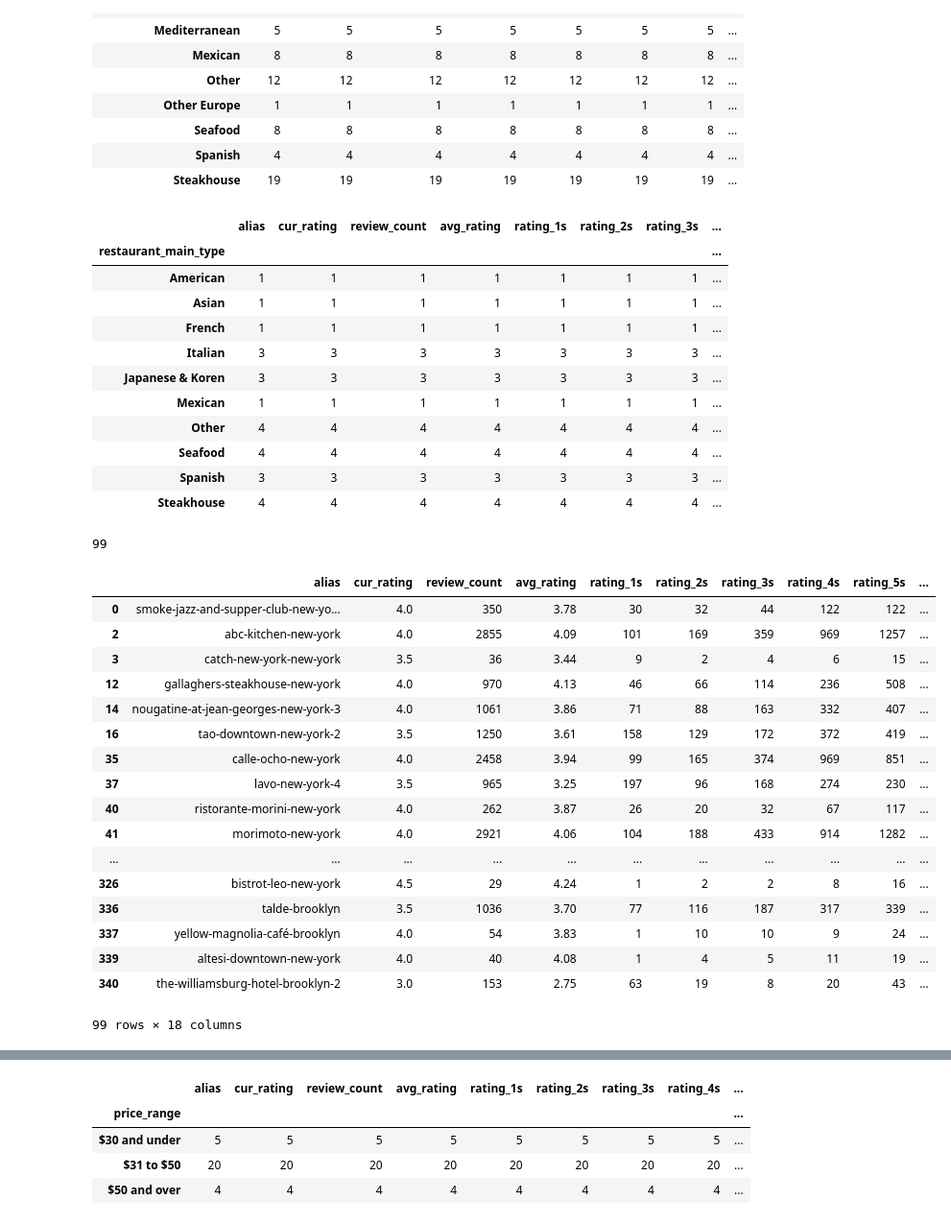
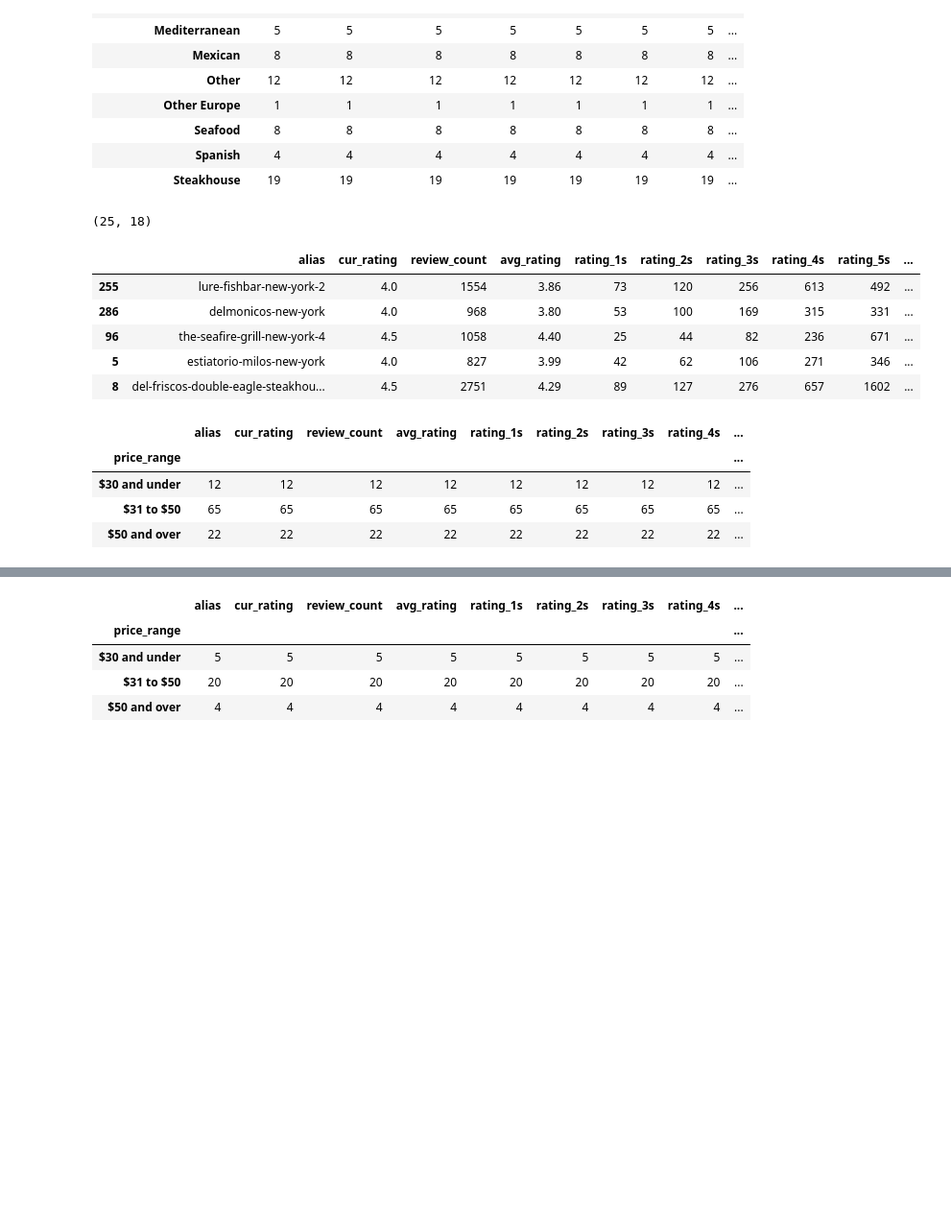
Before and after one commit to ctc316/NYC_RstWeek, a Jupyter notebook: analysis.ipynb, the cells around one changed output, grey strips where cells are left out. Shown at 96% size. Drawn from its saved outputs; the diff is of its cells as text; code cells hidden in the pictures; blank space fills up the shorter version.

```diff
--- a/analysis.ipynb
+++ b/analysis.ipynb
@@ -158,7 +146,8 @@ behavior, convert the 'datetime.date' to a datetime with
 345 rows × 18 columns
 # %%
 analysis = pd.read_csv("data/review_analysis.csv", index_col=0)
-display(analysis)
+analysis['diff'] = analysis['rw_avg_rating'] - analysis['avg_rating']
+analysis.head()
 # %% [output]
 |  | alias | cur_rating | review_count | avg_rating | rating_1s | rating_2s | rating_3s | rating_4s | rating_5s | ... |
 | 0 | smoke-jazz-and-supper-club-new-yo... | 4.0 | 350 | 3.78 | 30 | 32 | 44 | 122 | 122 | ... |
@@ -308,43 +304,24 @@ better.groupby(['restaurant_main_type']).count()
 | Steakhouse | 19 | 19 | 19 | 19 | 19 | 19 | 19 | ... |
 # %%
 even_better = better[(better['rw_avg_rating'] >= 4) & (better['rw_review_count'] >= 10)].sort_values(['rw_avg_rating', 'avg_rating'], ascending=False)
-even_better.groupby(['restaurant_main_type']).count()
+print(even_better.shape)
+even_better.head()
 # %% [output]
+(25, 18)
-|  | alias | cur_rating | review_count | avg_rating | rating_1s | rating_2s | rating_3s | ... |
-| restaurant_main_type |  |  |  |  |  |  |  | ... |
-| American | 1 | 1 | 1 | 1 | 1 | 1 | 1 | ... |
-| Asian | 1 | 1 | 1 | 1 | 1 | 1 | 1 | ... |
-| French | 1 | 1 | 1 | 1 | 1 | 1 | 1 | ... |
-| Italian | 3 | 3 | 3 | 3 | 3 | 3 | 3 | ... |
-| Japanese & Koren | 3 | 3 | 3 | 3 | 3 | 3 | 3 | ... |
-| Mexican | 1 | 1 | 1 | 1 | 1 | 1 | 1 | ... |
-| Other | 4 | 4 | 4 | 4 | 4 | 4 | 4 | ... |
-| Seafood | 4 | 4 | 4 | 4 | 4 | 4 | 4 | ... |
-| Spanish | 3 | 3 | 3 | 3 | 3 | 3 | 3 | ... |
-| Steakhouse | 4 | 4 | 4 | 4 | 4 | 4 | 4 | ... |
+|  | alias | cur_rating | review_count | avg_rating | rating_1s | rating_2s | rating_3s | rating_4s | rating_5s | ... |
+| 255 | lure-fishbar-new-york-2 | 4.0 | 1554 | 3.86 | 73 | 120 | 256 | 613 | 492 | ... |
+| 286 | delmonicos-new-york | 4.0 | 968 | 3.80 | 53 | 100 | 169 | 315 | 331 | ... |
+| 96 | the-seafire-grill-new-york-4 | 4.5 | 1058 | 4.40 | 25 | 44 | 82 | 236 | 671 | ... |
+| 5 | estiatorio-milos-new-york | 4.0 | 827 | 3.99 | 42 | 62 | 106 | 271 | 346 | ... |
+| 8 | del-friscos-double-eagle-steakhou... | 4.5 | 2751 | 4.29 | 89 | 127 | 276 | 657 | 1602 | ... |
 # %%
 worse = analysis[(analysis['rw_review_count'] != 0) & (analysis['rw_avg_rating'] - analysis['avg_rating'] <= -0.25)]
-print(worse.shape[0])
-display(worse)
+worse.groupby(['price_range']).count()
 # %% [output]
-99
-|  | alias | cur_rating | review_count | avg_rating | rating_1s | rating_2s | rating_3s | rating_4s | rating_5s | ... |
-| 0 | smoke-jazz-and-supper-club-new-yo... | 4.0 | 350 | 3.78 | 30 | 32 | 44 | 122 | 122 | ... |
-| 2 | abc-kitchen-new-york | 4.0 | 2855 | 4.09 | 101 | 169 | 359 | 969 | 1257 | ... |
-| 3 | catch-new-york-new-york | 3.5 | 36 | 3.44 | 9 | 2 | 4 | 6 | 15 | ... |
-| 12 | gallaghers-steakhouse-new-york | 4.0 | 970 | 4.13 | 46 | 66 | 114 | 236 | 508 | ... |
-| 14 | nougatine-at-jean-georges-new-york-3 | 4.0 | 1061 | 3.86 | 71 | 88 | 163 | 332 | 407 | ... |
-| 16 | tao-downtown-new-york-2 | 3.5 | 1250 | 3.61 | 158 | 129 | 172 | 372 | 419 | ... |
-| 35 | calle-ocho-new-york | 4.0 | 2458 | 3.94 | 99 | 165 | 374 | 969 | 851 | ... |
-| 37 | lavo-new-york-4 | 3.5 | 965 | 3.25 | 197 | 96 | 168 | 274 | 230 | ... |
-| 40 | ristorante-morini-new-york | 4.0 | 262 | 3.87 | 26 | 20 | 32 | 67 | 117 | ... |
-| 41 | morimoto-new-york | 4.0 | 2921 | 4.06 | 104 | 188 | 433 | 914 | 1282 | ... |
-| ... | ... | ... | ... | ... | ... | ... | ... | ... | ... | ... |
-| 326 | bistrot-leo-new-york | 4.5 | 29 | 4.24 | 1 | 2 | 2 | 8 | 16 | ... |
-| 336 | talde-brooklyn | 3.5 | 1036 | 3.70 | 77 | 116 | 187 | 317 | 339 | ... |
-| 337 | yellow-magnolia-café-brooklyn | 4.0 | 54 | 3.83 | 1 | 10 | 10 | 9 | 24 | ... |
-| 339 | altesi-downtown-new-york | 4.0 | 40 | 4.08 | 1 | 4 | 5 | 11 | 19 | ... |
-| 340 | the-williamsburg-hotel-brooklyn-2 | 3.0 | 153 | 2.75 | 63 | 19 | 8 | 20 | 43 | ... |
+|  | alias | cur_rating | review_count | avg_rating | rating_1s | rating_2s | rating_3s | rating_4s | ... |
+| price_range |  |  |  |  |  |  |  |  | ... |
+| $30 and under | 12 | 12 | 12 | 12 | 12 | 12 | 12 | 12 | ... |
+| $31 to $50 | 65 | 65 | 65 | 65 | 65 | 65 | 65 | 65 | ... |
+| $50 and over | 22 | 22 | 22 | 22 | 22 | 22 | 22 | 22 | ... |
-99 rows × 18 columns
 # %%
 not_worthy = worse[worse['avg_rating'] <= 3.5].sort_values(['rw_avg_rating', 'avg_rating'])
```
Also changed, not shown: parts of 19 cells of this notebook, 1 other file.
